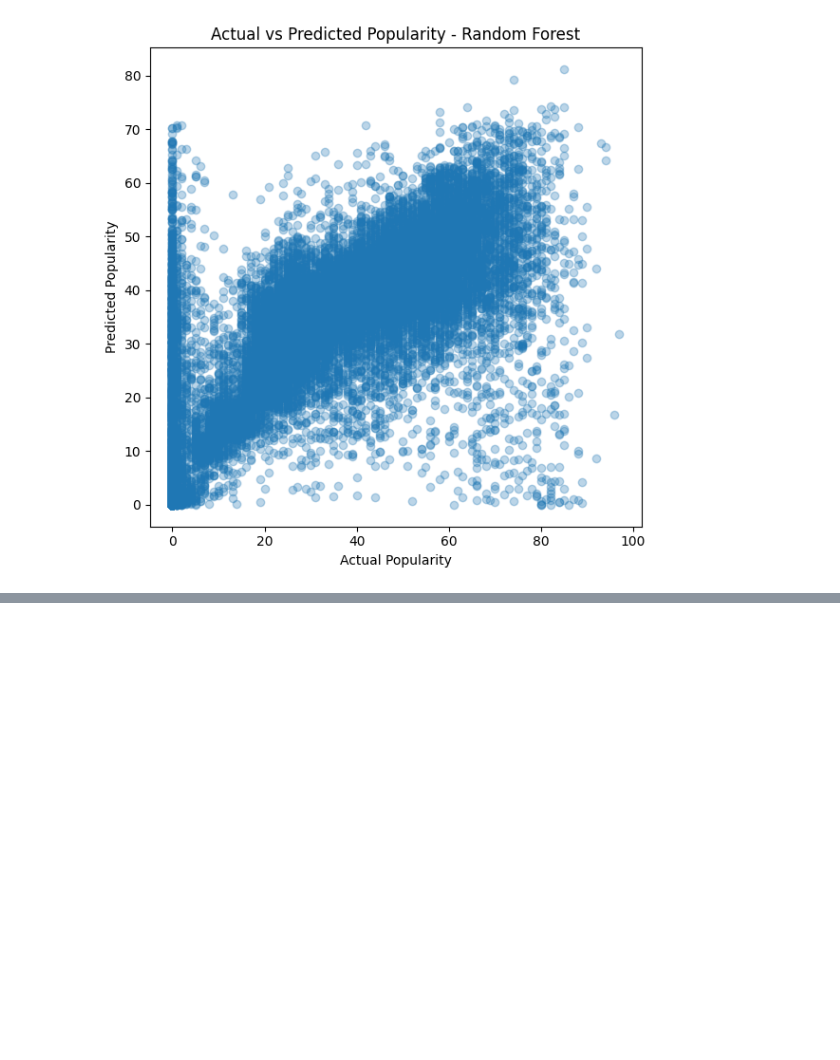
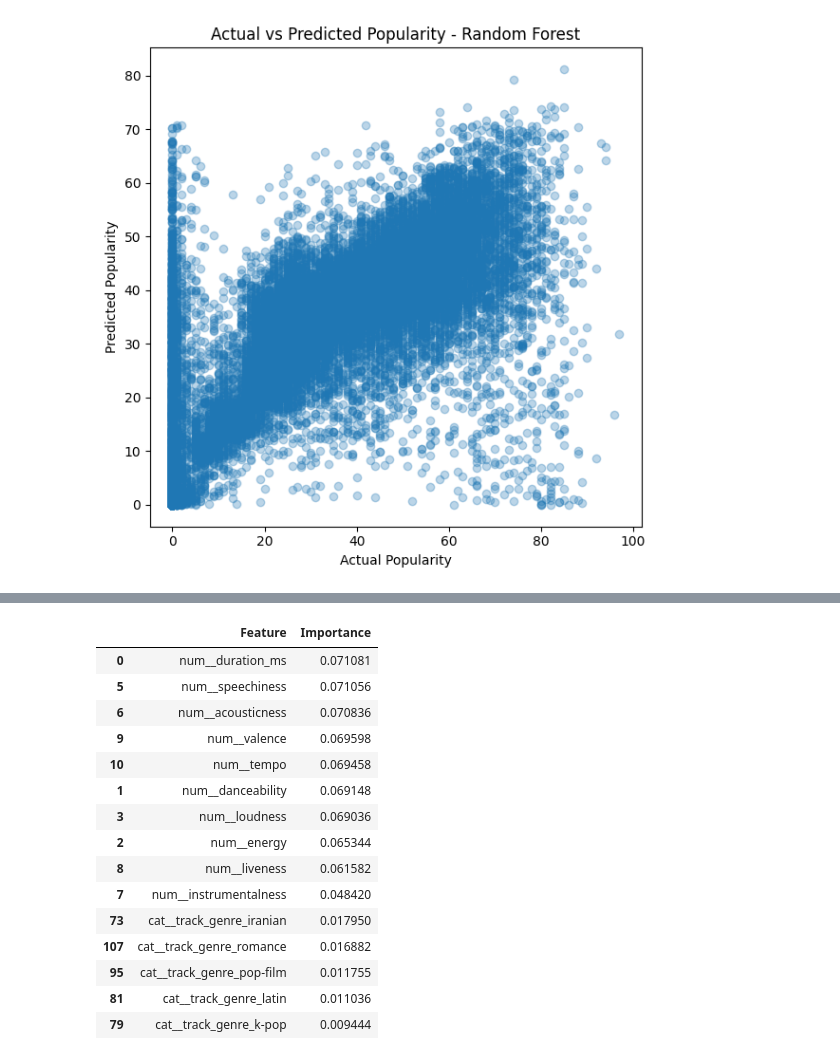
Before and after one commit to jparso32/spotify-song-popularity-regression, a Jupyter notebook: notebooks/spotify_popularity_project.ipynb, the cells around one changed output, grey strips where cells are left out. Cells and saved outputs as stored; diff of their text form; code cells hidden in the pictures; blank space fills up the shorter version.

```diff
--- a/notebooks/spotify_popularity_project.ipynb
+++ b/notebooks/spotify_popularity_project.ipynb
@@ -193,0 +209,35 @@ plt.show()
+# %%
+# Get feature names after preprocessing
+feature_names = random_forest_model.named_steps["preprocessor"].get_feature_names_out()
+
+# Get importance values from the trained Random Forest model
+importances = random_forest_model.named_steps["model"].feature_importances_
+
+# Put feature names and importance values into a DataFrame
+feature_importance_df = pd.DataFrame({
+    "Feature": feature_names,
+    "Importance": importances
+})
+
+# Sort by most important features
+feature_importance_df = feature_importance_df.sort_values(by="Importance", ascending=False)
+
+# Show top 15 features
+feature_importance_df.head(15)
+# %% [output]
+|  | Feature | Importance |
+| 0 | num__duration_ms | 0.071081 |
+| 5 | num__speechiness | 0.071056 |
+| 6 | num__acousticness | 0.070836 |
+| 9 | num__valence | 0.069598 |
+| 10 | num__tempo | 0.069458 |
+| 1 | num__danceability | 0.069148 |
+| 3 | num__loudness | 0.069036 |
+| 2 | num__energy | 0.065344 |
+| 8 | num__liveness | 0.061582 |
+| 7 | num__instrumentalness | 0.048420 |
+| 73 | cat__track_genre_iranian | 0.017950 |
+| 107 | cat__track_genre_romance | 0.016882 |
+| 95 | cat__track_genre_pop-film | 0.011755 |
+| 81 | cat__track_genre_latin | 0.011036 |
+| 79 | cat__track_genre_k-pop | 0.009444 |
```
Also changed, not shown: parts of 5 cells of this notebook, 3 other files.
